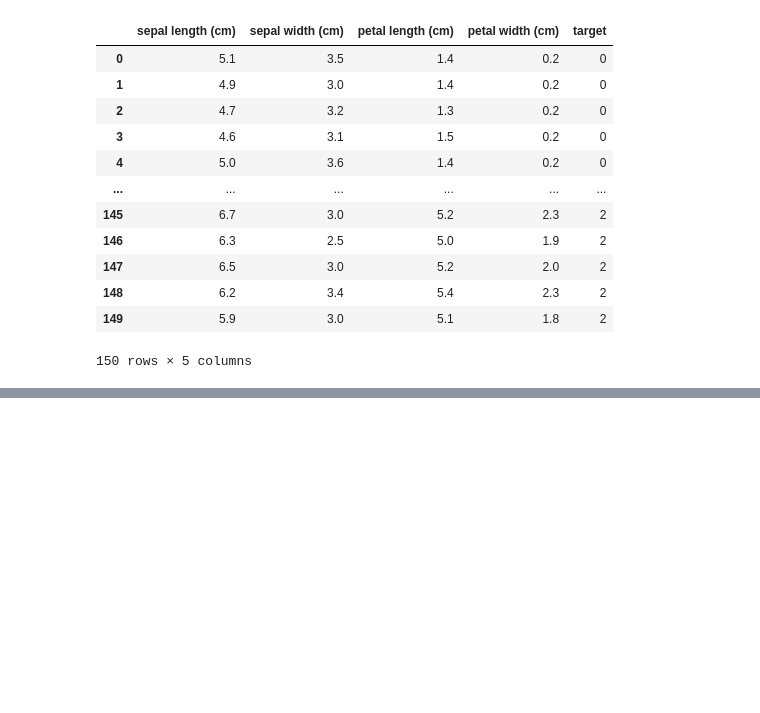
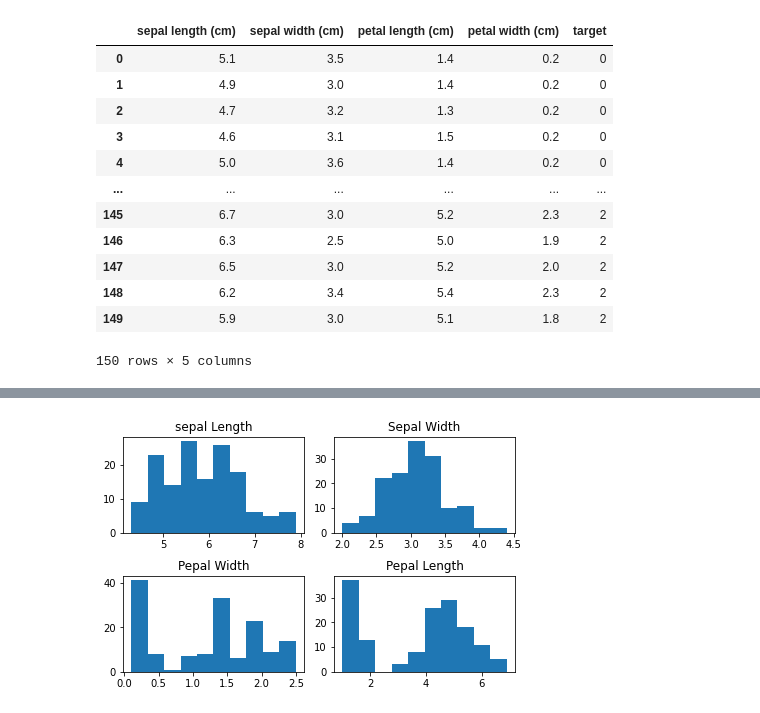
Before and after one commit to kcy919/ml_edu, a Jupyter notebook: ml_clf/0818_ml_iris_sample.ipynb, the cells around one changed output, grey strips where cells are left out. Saved outputs shown, nothing was run; the diff lists cells and outputs as text; code cells hidden in the pictures; blank space fills up the shorter version.

```diff
--- a/ml_clf/0818_ml_iris_sample.ipynb
+++ b/ml_clf/0818_ml_iris_sample.ipynb
@@ -84,0 +94,9 @@ df_iris
+# %%
+# map
+# 0 - > 'set
+temp_data = iris_df.copy()
+
+replace_fct = {0:'setosa', 1: 'versicolor', 2: "virginica"}
+temp_data.columns = ["sepal_length", "sepal_width", "petal_length", "petal_width","species"]
+temp_data['species'] = temp_data['species'].map(replace_fct)
+temp_data.head(3).to_markdown()
@@ -84,0 +112,15 @@ df_iris
+# %%
+n_bins =10
+fig, axs = plt.subplots(2,2)
+axs[0,0].hist(temp_data['sepal_length'], bins = n_bins);
+axs[0,0].set_title('sepal Length');
+axs[0,1].hist(temp_data['sepal_width'], bins = n_bins);
+axs[0,1].set_title('Sepal Width');
+axs[1, 0].hist(temp_data['petal_width'], bins = n_bins);
+axs[1, 0].set_title('Pepal Width');
+axs[1, 1].hist(temp_data['petal_length'], bins = n_bins);
+axs[1, 1].set_title('Pepal Length');
+
+fig.tight_layout(pad=1.0);
+# %% [output]
+[figure, added]
```
Also changed, not shown: parts of 17 cells of this notebook.
